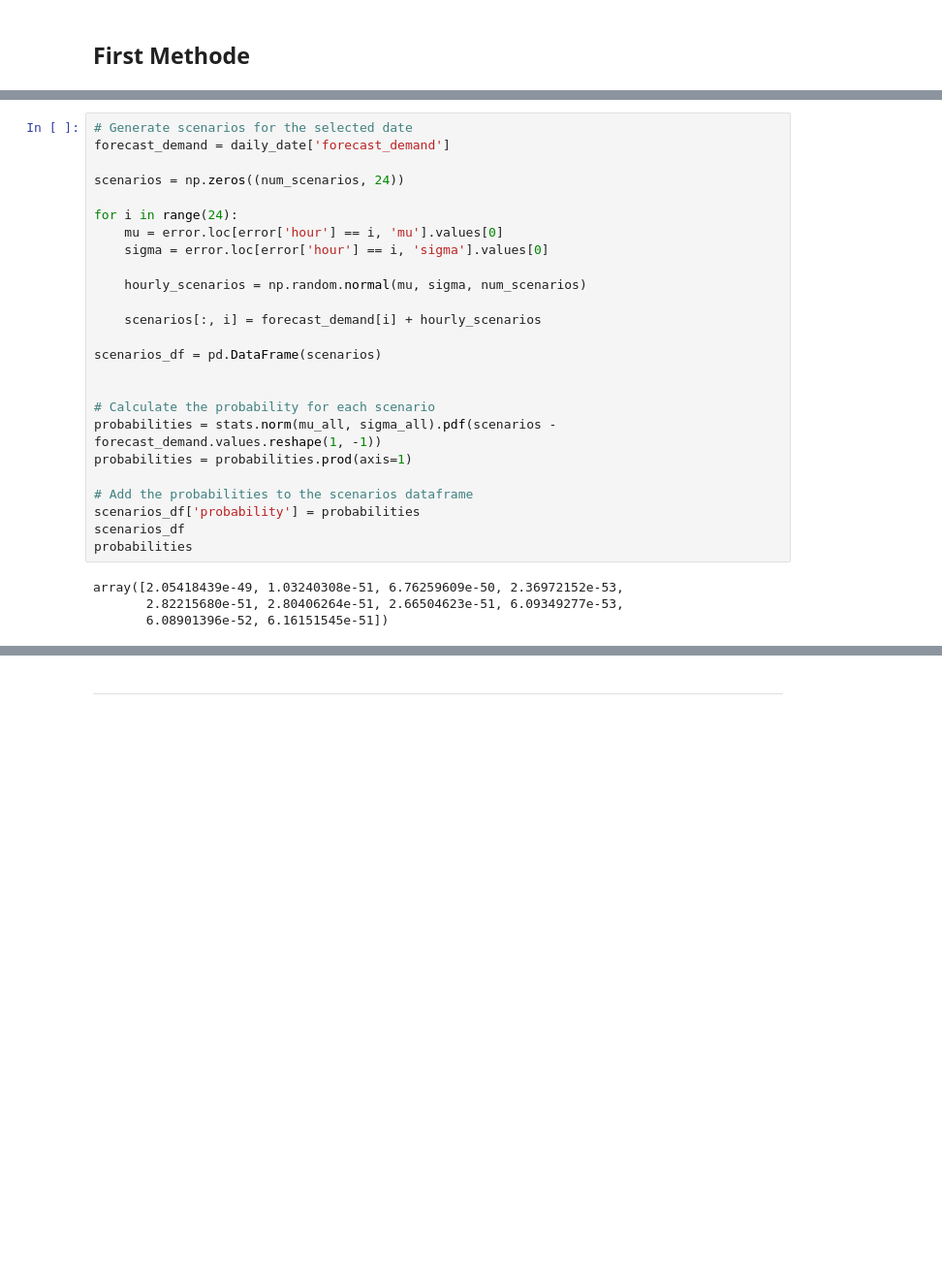
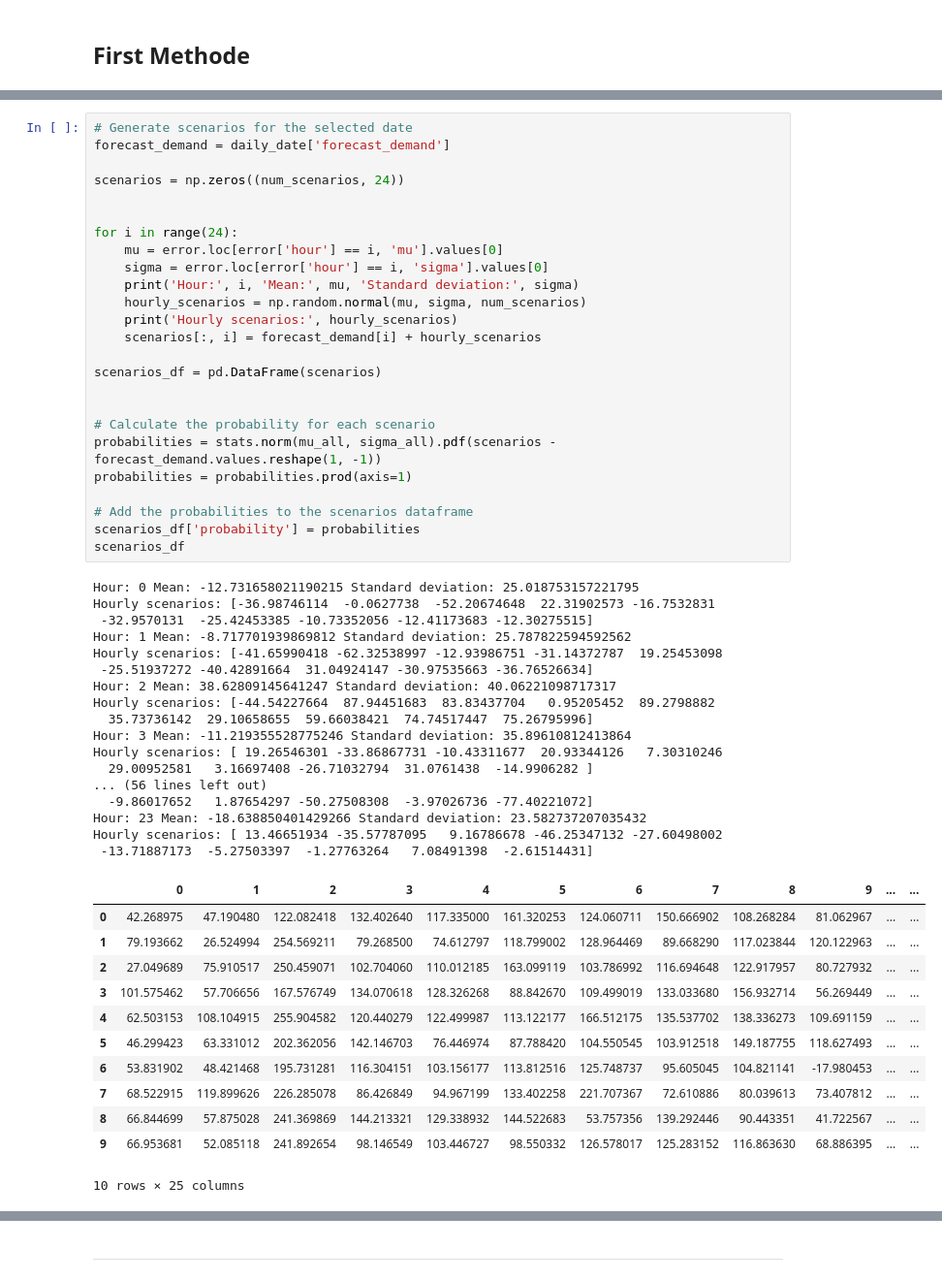
Before and after one commit to 0815Paul/SPMA, a Jupyter notebook: scenario_generation.ipynb, the cells around one changed output, grey strips where cells are left out. Shown: that part at 97% size. Drawn from its saved outputs; the diff is of its cells as text; blank space fills up the shorter version.

```diff
--- a/scenario_generation.ipynb
+++ b/scenario_generation.ipynb
@@ -76,32 +95,58 @@ error  = error.rename(columns={'mean': 'mu', 'std': 'sigma'})
 # %%
 # Generate scenarios for the selected date
 forecast_demand = daily_date['forecast_demand']
 
 scenarios = np.zeros((num_scenarios, 24))
 
+
 for i in range(24):
     mu = error.loc[error['hour'] == i, 'mu'].values[0]
     sigma = error.loc[error['hour'] == i, 'sigma'].values[0]
-
+    print('Hour:', i, 'Mean:', mu, 'Standard deviation:', sigma)
     hourly_scenarios = np.random.normal(mu, sigma, num_scenarios)
-
+    print('Hourly scenarios:', hourly_scenarios)
     scenarios[:, i] = forecast_demand[i] + hourly_scenarios
 
 scenarios_df = pd.DataFrame(scenarios)
 
 
 # Calculate the probability for each scenario
 probabilities = stats.norm(mu_all, sigma_all).pdf(scenarios - forecast_demand.values.reshape(1, -1))
 probabilities = probabilities.prod(axis=1)
 
 # Add the probabilities to the scenarios dataframe
 scenarios_df['probability'] = probabilities
 scenarios_df
-probabilities
 # %% [output]
-array([2.05418439e-49, 1.03240308e-51, 6.76259609e-50, 2.36972152e-53,
-       2.82215680e-51, 2.80406264e-51, 2.66504623e-51, 6.09349277e-53,
-       6.08901396e-52, 6.16151545e-51])
+Hour: 0 Mean: -12.731658021190215 Standard deviation: 25.018753157221795
+Hourly scenarios: [-36.98746114  -0.0627738  -52.20674648  22.31902573 -16.7532831
+ -32.9570131  -25.42453385 -10.73352056 -12.41173683 -12.30275515]
+Hour: 1 Mean: -8.717701939869812 Standard deviation: 25.787822594592562
+Hourly scenarios: [-41.65990418 -62.32538997 -12.93986751 -31.14372787  19.25453098
+ -25.51937272 -40.42891664  31.04924147 -30.97535663 -36.76526634]
+Hour: 2 Mean: 38.62809145641247 Standard deviation: 40.06221098717317
+Hourly scenarios: [-44.54227664  87.94451683  83.83437704   0.95205452  89.2798882
+  35.73736142  29.10658655  59.66038421  74.74517447  75.26795996]
+Hour: 3 Mean: -11.219355528775246 Standard deviation: 35.89610812413864
+Hourly scenarios: [ 19.26546301 -33.86867731 -10.43311677  20.93344126   7.30310246
+  29.00952581   3.16697408 -26.71032794  31.0761438  -14.9906282 ]
+... (56 lines left out)
+  -9.86017652   1.87654297 -50.27508308  -3.97026736 -77.40221072]
+Hour: 23 Mean: -18.638850401429266 Standard deviation: 23.582737207035432
+Hourly scenarios: [ 13.46651934 -35.57787095   9.16786678 -46.25347132 -27.60498002
+ -13.71887173  -5.27503397  -1.27763264   7.08491398  -2.61514431]
+|  | 0 | 1 | 2 | 3 | 4 | 5 | 6 | 7 | 8 | 9 | ... | ... |
+| 0 | 42.268975 | 47.190480 | 122.082418 | 132.402640 | 117.335000 | 161.320253 | 124.060711 | 150.666902 | 108.268284 | 81.062967 | ... | ... |
+| 1 | 79.193662 | 26.524994 | 254.569211 | 79.268500 | 74.612797 | 118.799002 | 128.964469 | 89.668290 | 117.023844 | 120.122963 | ... | ... |
+| 2 | 27.049689 | 75.910517 | 250.459071 | 102.704060 | 110.012185 | 163.099119 | 103.786992 | 116.694648 | 122.917957 | 80.727932 | ... | ... |
+| 3 | 101.575462 | 57.706656 | 167.576749 | 134.070618 | 128.326268 | 88.842670 | 109.499019 | 133.033680 | 156.932714 | 56.269449 | ... | ... |
+| 4 | 62.503153 | 108.104915 | 255.904582 | 120.440279 | 122.499987 | 113.122177 | 166.512175 | 135.537702 | 138.336273 | 109.691159 | ... | ... |
+| 5 | 46.299423 | 63.331012 | 202.362056 | 142.146703 | 76.446974 | 87.788420 | 104.550545 | 103.912518 | 149.187755 | 118.627493 | ... | ... |
+| 6 | 53.831902 | 48.421468 | 195.731281 | 116.304151 | 103.156177 | 113.812516 | 125.748737 | 95.605045 | 104.821141 | -17.980453 | ... | ... |
+| 7 | 68.522915 | 119.899626 | 226.285078 | 86.426849 | 94.967199 | 133.402258 | 221.707367 | 72.610886 | 80.039613 | 73.407812 | ... | ... |
+| 8 | 66.844699 | 57.875028 | 241.369869 | 144.213321 | 129.338932 | 144.522683 | 53.757356 | 139.292446 | 90.443351 | 41.722567 | ... | ... |
+| 9 | 66.953681 | 52.085118 | 241.892654 | 98.146549 | 103.446727 | 98.550332 | 126.578017 | 125.283152 | 116.863630 | 68.886395 | ... | ... |
+10 rows × 25 columns
 # %%
 plt.plot(scenarios.T, color='grey', alpha=0.1)  # alle Szenarien plotten
 plt.plot(daily_date['forecast_demand'], color='red', linewidth=2, label='Prognostizierter Bedarf')
```
Also changed, not shown: parts of 4 cells of this notebook, 8 other files.
